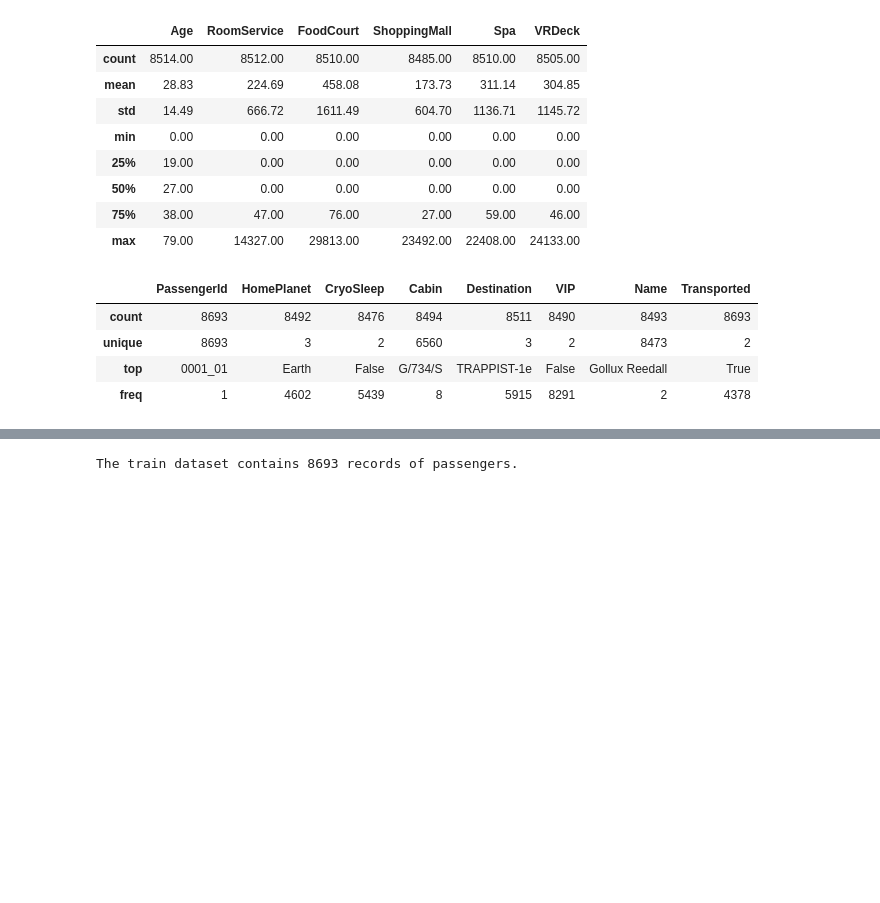
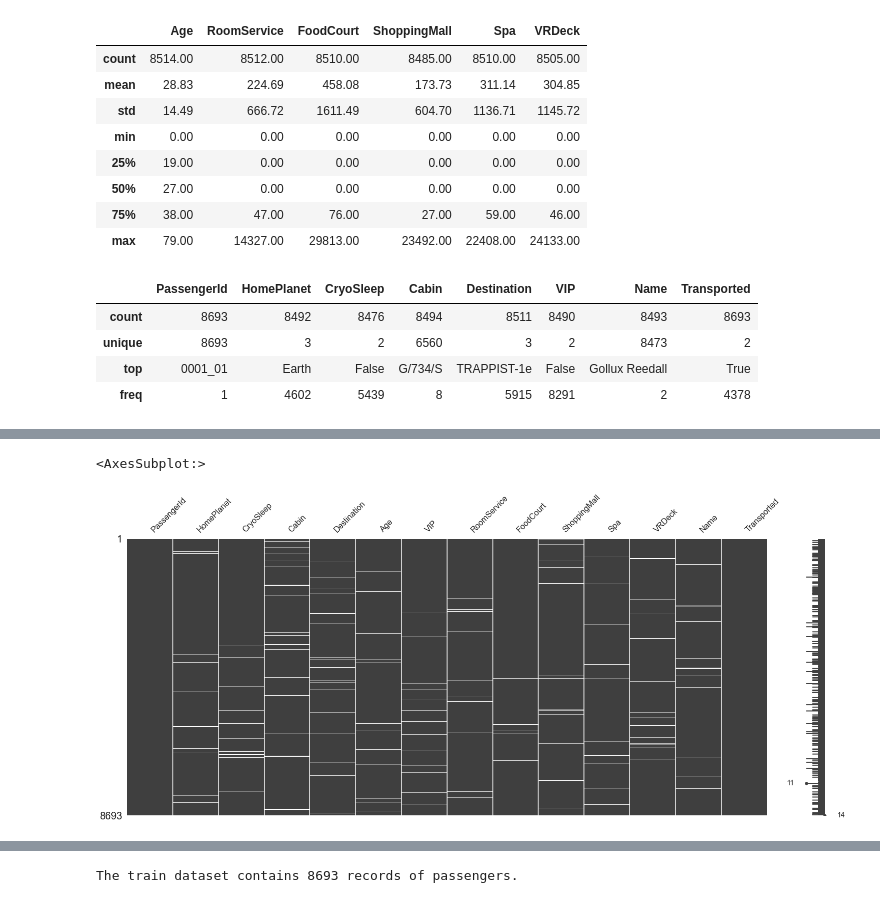
Before and after one commit to PatrickSVM/Spaceship-Titanic-Kaggle-Challenge, a Jupyter notebook: Spaceship_Titanic.ipynb, the cells around one changed output, grey strips where cells are left out. Saved outputs shown, nothing was run; the diff lists cells and outputs as text; code cells hidden in the pictures; blank space fills up the shorter version.

```diff
--- a/Spaceship_Titanic.ipynb
+++ b/Spaceship_Titanic.ipynb
@@ -106,0 +132,11 @@ train.describe(include=[object, bool])
+# %%
+# Sns-heatmap was okay - but we want to search for pattern in NaN-position:
+msno.matrix(train)
+
+# We can see that there is a minimum of 11 non-NaN-values always present out of the 14 features
+# so in one row a max of three values is missing.
+# Most of them have all data (just a line, but not visible since too many),
+# many are missing one (first block), some are missing two (second block), very few are missing three (last block)
+# %% [output]
+<AxesSubplot:>
+[figure, added]
```
Also changed, not shown: parts of 27 cells of this notebook.
